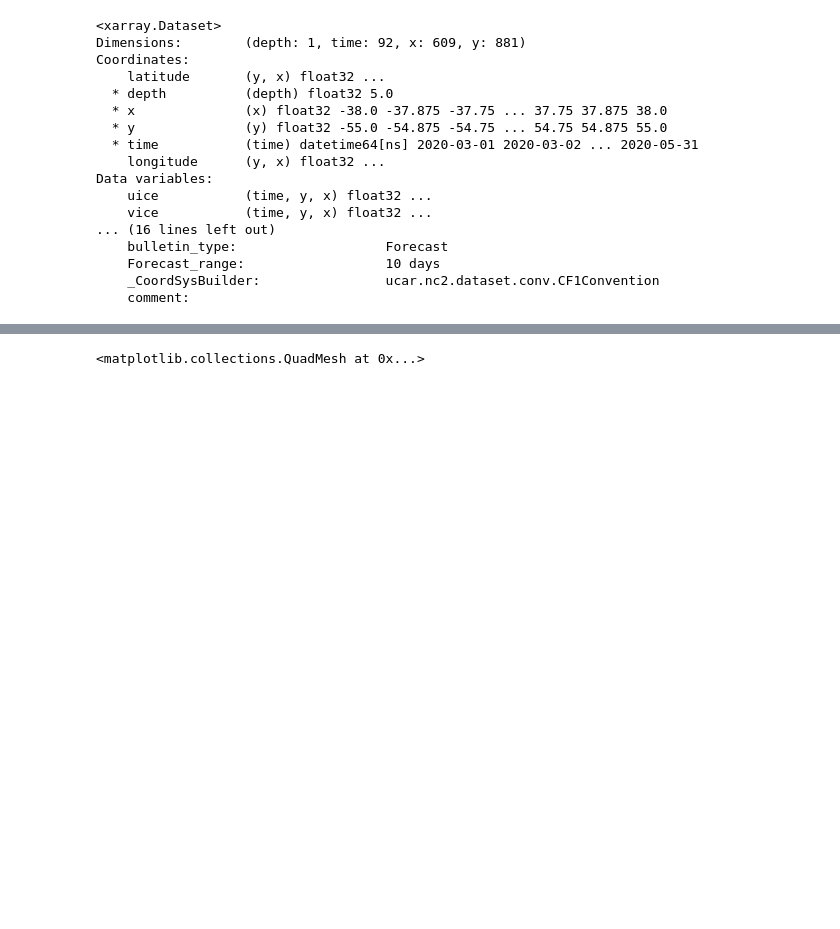
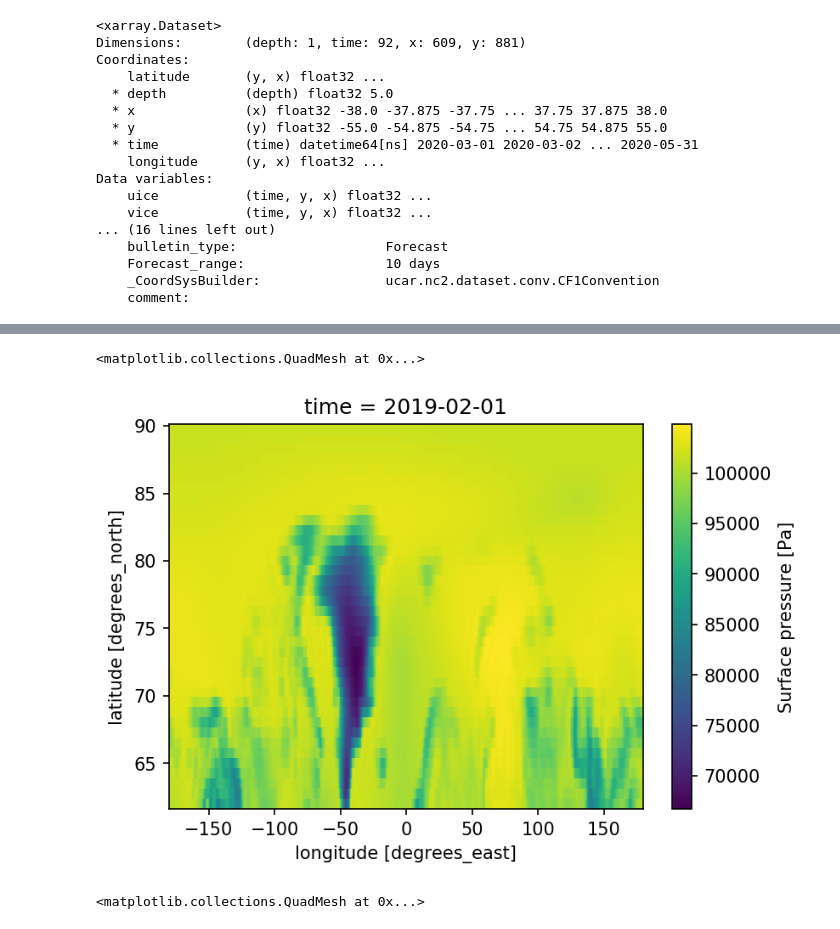
Before and after one commit to chuck97/INMOST_ICE, a Jupyter notebook: jupyter/TOPAZ-4.ipynb, the cells around one changed output, grey strips where cells are left out. Drawn from its saved outputs; the diff is of its cells as text; code cells hidden in the pictures; blank space fills up the shorter version.

```diff
--- a/jupyter/TOPAZ-4.ipynb
+++ b/jupyter/TOPAZ-4.ipynb
@@ -29,3 +137,8 @@ Data variables:
+# %%
+atm_data['sp'][0].plot()
+# %% [output]
+<matplotlib.collections.QuadMesh at 0x...>
+[figure, added]
 # %%
 data['uice'][0].plot()
 # %% [output]
```
Also changed, not shown: parts of 9 cells of this notebook, 27 other files.
